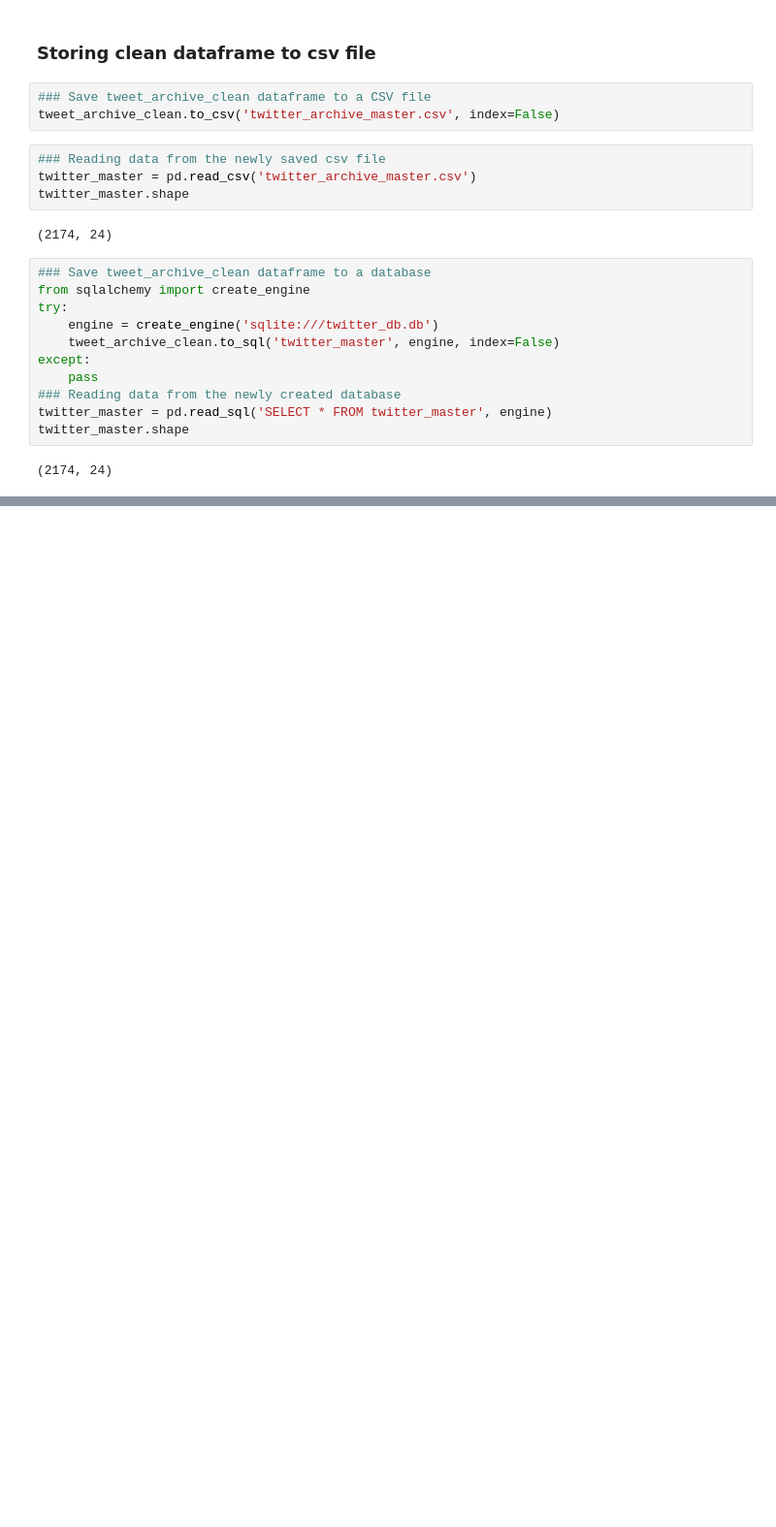
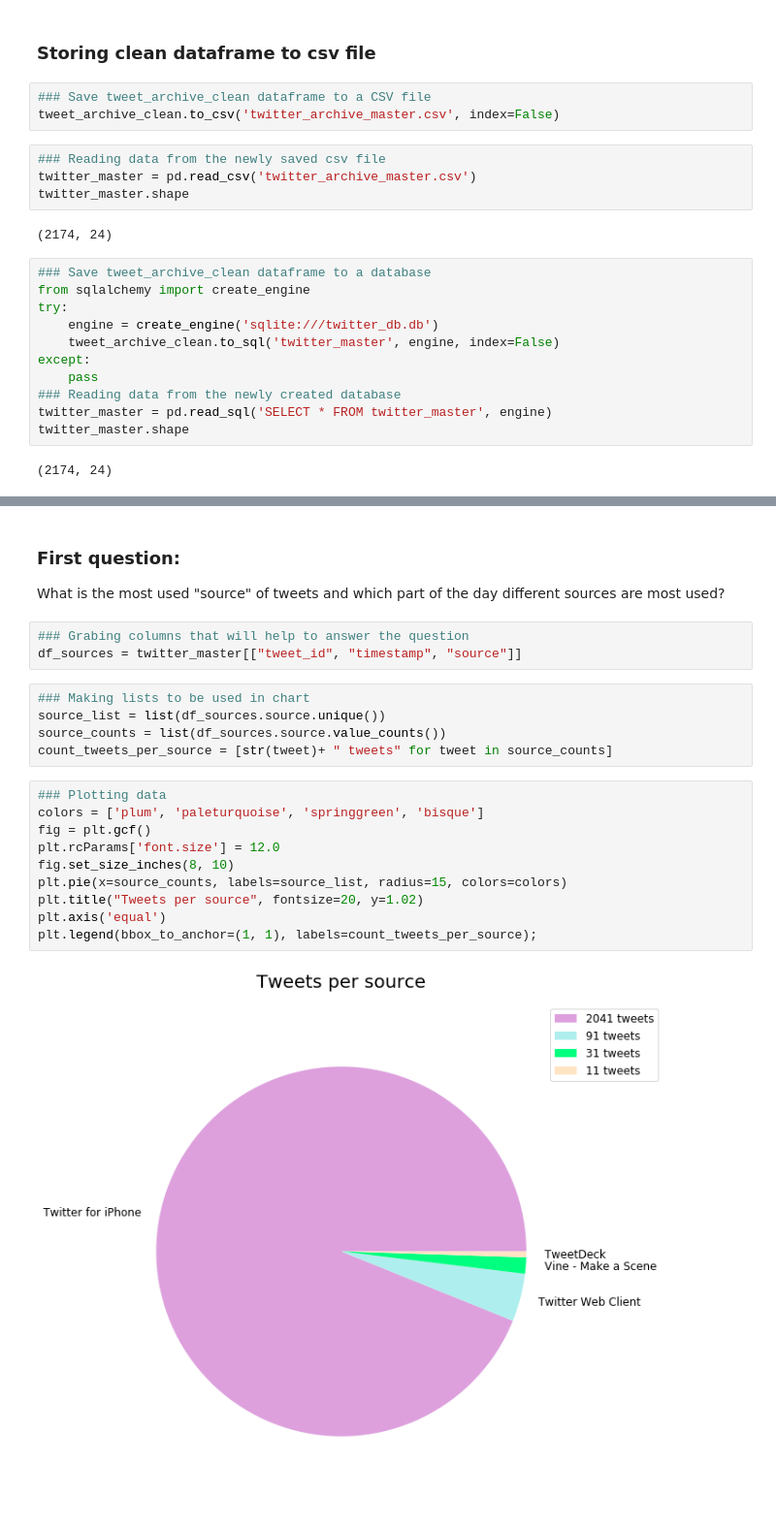
Before and after one commit to benjaminuwimana/WranglingData, a Jupyter notebook: wrangle_act.ipynb, the cells around one changed output, grey strips where cells are left out. Shown at 97% size. Drawn from its saved outputs; the diff is of its cells as text; blank space fills up the shorter version.

Commit message:
Analysis and visualization of three insights

```diff
--- a/wrangle_act.ipynb
+++ b/wrangle_act.ipynb
@@ -854,0 +861,23 @@ twitter_master.shape
+# %% [markdown]
+### First question:
+What is the most used "source" of tweets and which part of the day different sources are most used?
+# %%
+### Grabing columns that will help to answer the question
+df_sources = twitter_master[["tweet_id", "timestamp", "source"]]
+# %%
+### Making lists to be used in chart
+source_list = list(df_sources.source.unique())
+source_counts = list(df_sources.source.value_counts())
+count_tweets_per_source = [str(tweet)+ " tweets" for tweet in source_counts]
+# %%
+### Plotting data
+colors = ['plum', 'paleturquoise', 'springgreen', 'bisque']
+fig = plt.gcf()
+plt.rcParams['font.size'] = 12.0
+fig.set_size_inches(8, 10)
+plt.pie(x=source_counts, labels=source_list, radius=15, colors=colors)
+plt.title("Tweets per source", fontsize=20, y=1.02)
+plt.axis('equal')
+plt.legend(bbox_to_anchor=(1, 1), labels=count_tweets_per_source);
+# %% [output]
+[figure, added]
```
Also changed, not shown: parts of 33 cells of this notebook.
